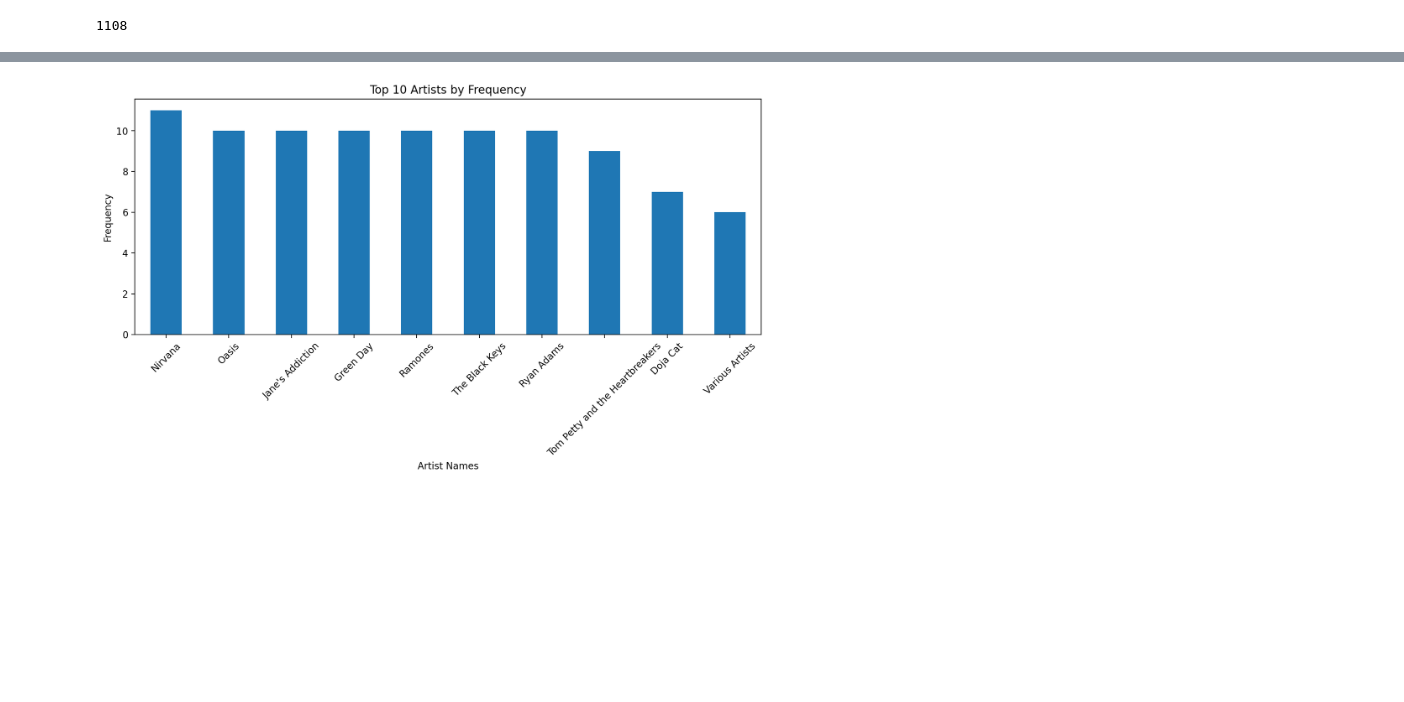
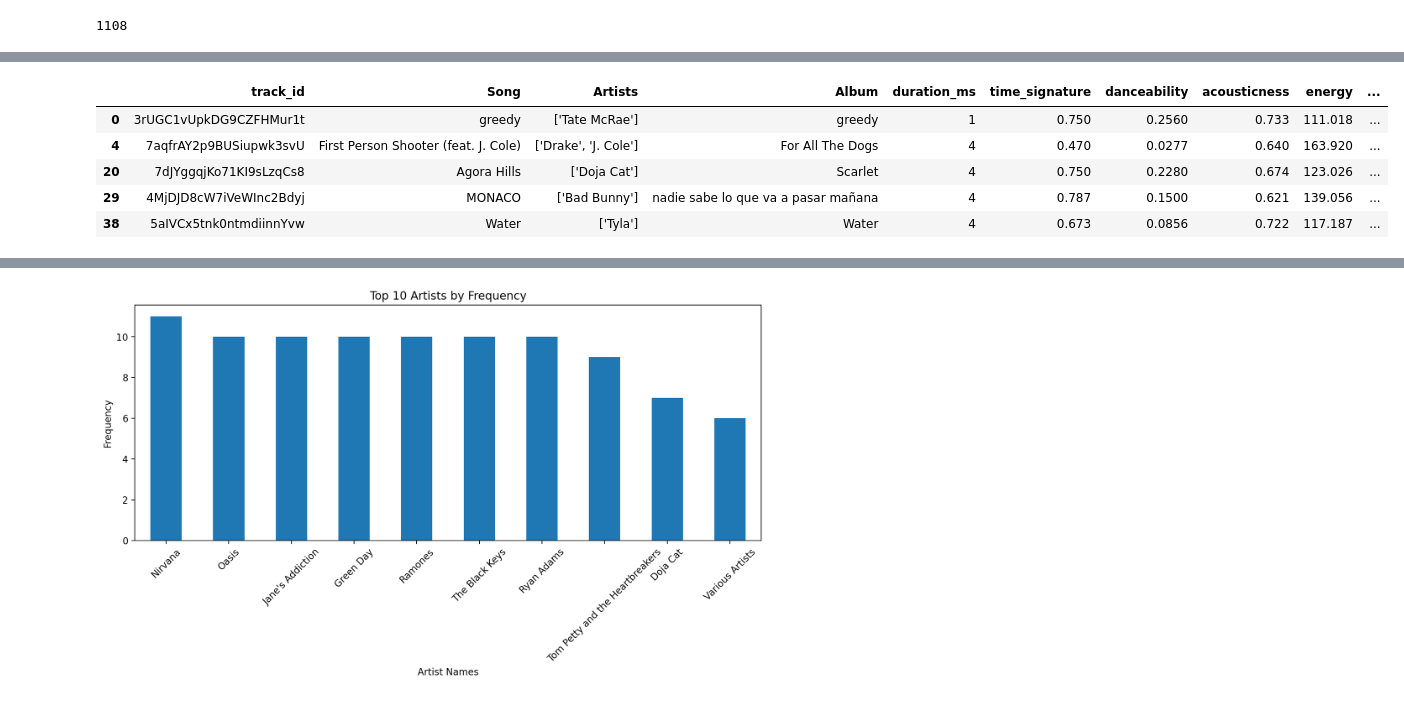
Before and after one commit to EthanFalcao/Spotify_Reccommendation_Algorithm, a Jupyter notebook: Input data from Spotity api .ipynb, the cells around one changed output, grey strips where cells are left out. Saved outputs shown, nothing was run; the diff lists cells and outputs as text; code cells hidden in the pictures; blank space fills up the shorter version.

```diff
--- a/Input data from Spotity api .ipynb
+++ b/Input data from Spotity api .ipynb
@@ -570,0 +229,12 @@ len(df)
+# %%
+df_5k=pd.read_csv('/Users/ethan/Documents/Spotify_recommendations/Github_pull/github/Spotify_Reccommendation_Algorithm/data/5k_info.csv', sep=",")
+df_10k=pd.read_csv('/Users/ethan/Documents/Spotify_recommendations/Github_pull/github/Spotify_Reccommendation_Algorithm/data/10k_info.csv', sep=",")
+df_15k=pd.read_csv('/Users/ethan/Documents/Spotify_recommendations/Github_pull/github/Spotify_Reccommendation_Algorithm/data/15k_info.csv', sep=",")
+df_features=pd.read_csv('/Users/ethan/Documents/Spotify_recommendations/Github_pull/github/Spotify_Reccommendation_Algorithm/data/14k_features_ids.csv', sep=",")
+# %%
+df_info = pd.concat([df_5k, df_10k, df_15k])
+df_info = df_info.rename(columns={'ID': 'track_id',
+                                  'Song Name': 'Song',
+                                  'Album Name': 'Album'
+                                  })
+df_info.head()
@@ -570,0 +248,17 @@ len(df)
+# %%
+df = pd.merge(df_features, df_info, on='track_id')
+df = df.reindex(columns=['track_id', 'Song', 'Artists', 'Album', 'duration_ms', 'time_signature',
+                         'danceability', 'acousticness', 'energy', 'tempo', 'instrumentalness',
+                         'loudness', 'liveness', 'key', 'valence', 'speechiness', 'mode', 'Popularity'])
+
+df = df.drop_duplicates()
+df = df.dropna()
+
+df.head()
+# %% [output]
+|  | track_id | Song | Artists | Album | duration_ms | time_signature | danceability | acousticness | energy | ... |
+| 0 | 3rUGC1vUpkDG9CZFHMur1t | greedy | ['Tate McRae'] | greedy | 1 | 0.750 | 0.2560 | 0.733 | 111.018 | ... |
+| 4 | 7aqfrAY2p9BUSiupwk3svU | First Person Shooter (feat. J. Cole) | ['Drake', 'J. Cole'] | For All The Dogs | 4 | 0.470 | 0.0277 | 0.640 | 163.920 | ... |
+| 20 | 7dJYggqjKo71KI9sLzqCs8 | Agora Hills | ['Doja Cat'] | Scarlet | 4 | 0.750 | 0.2280 | 0.674 | 123.026 | ... |
+| 29 | 4MjDJD8cW7iVeWInc2Bdyj | MONACO | ['Bad Bunny'] | nadie sabe lo que va a pasar mañana | 4 | 0.787 | 0.1500 | 0.621 | 139.056 | ... |
+| 38 | 5aIVCx5tnk0ntmdiinnYvw | Water | ['Tyla'] | Water | 4 | 0.673 | 0.0856 | 0.722 | 117.187 | ... |
```
Also changed, not shown: parts of 34 cells of this notebook, 5 other files.
